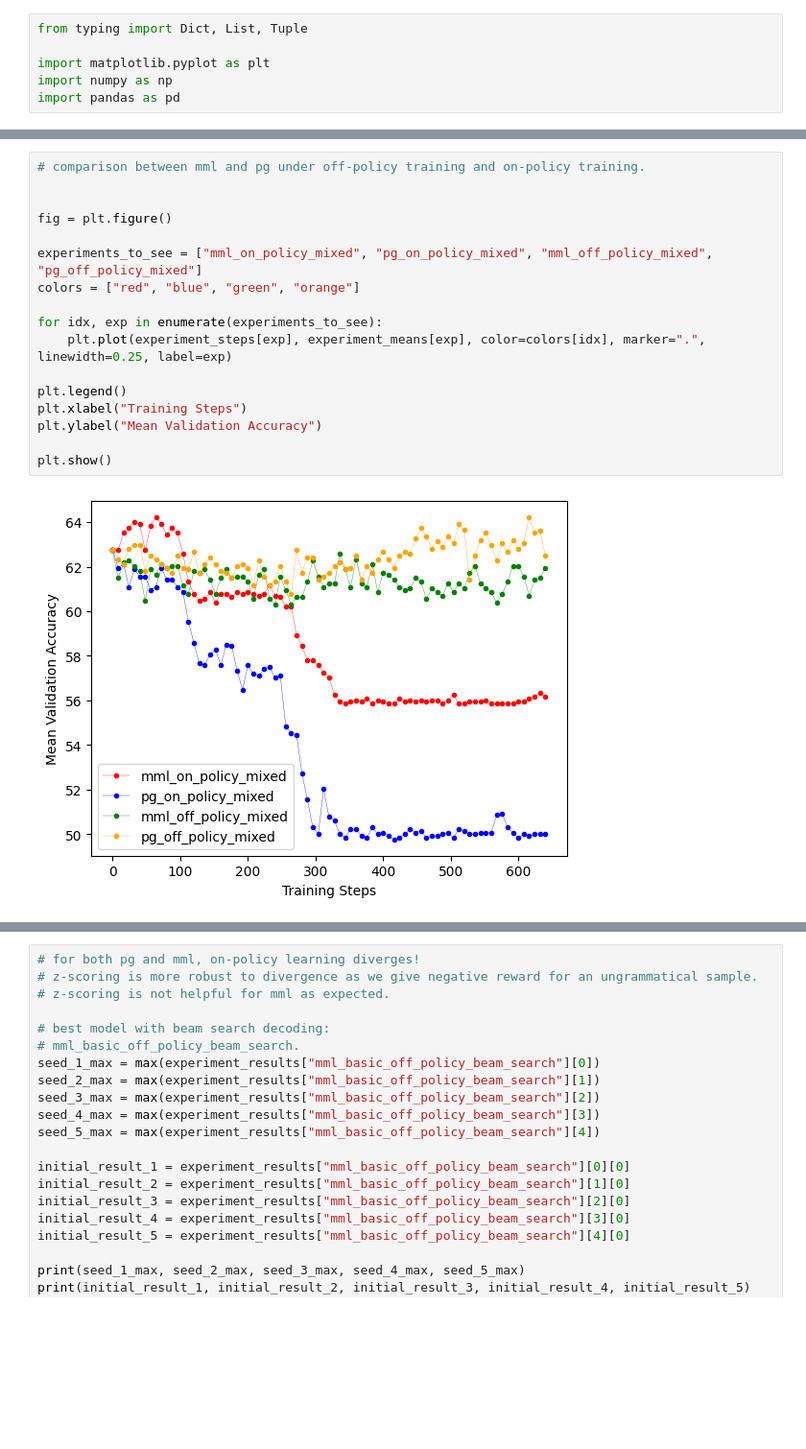
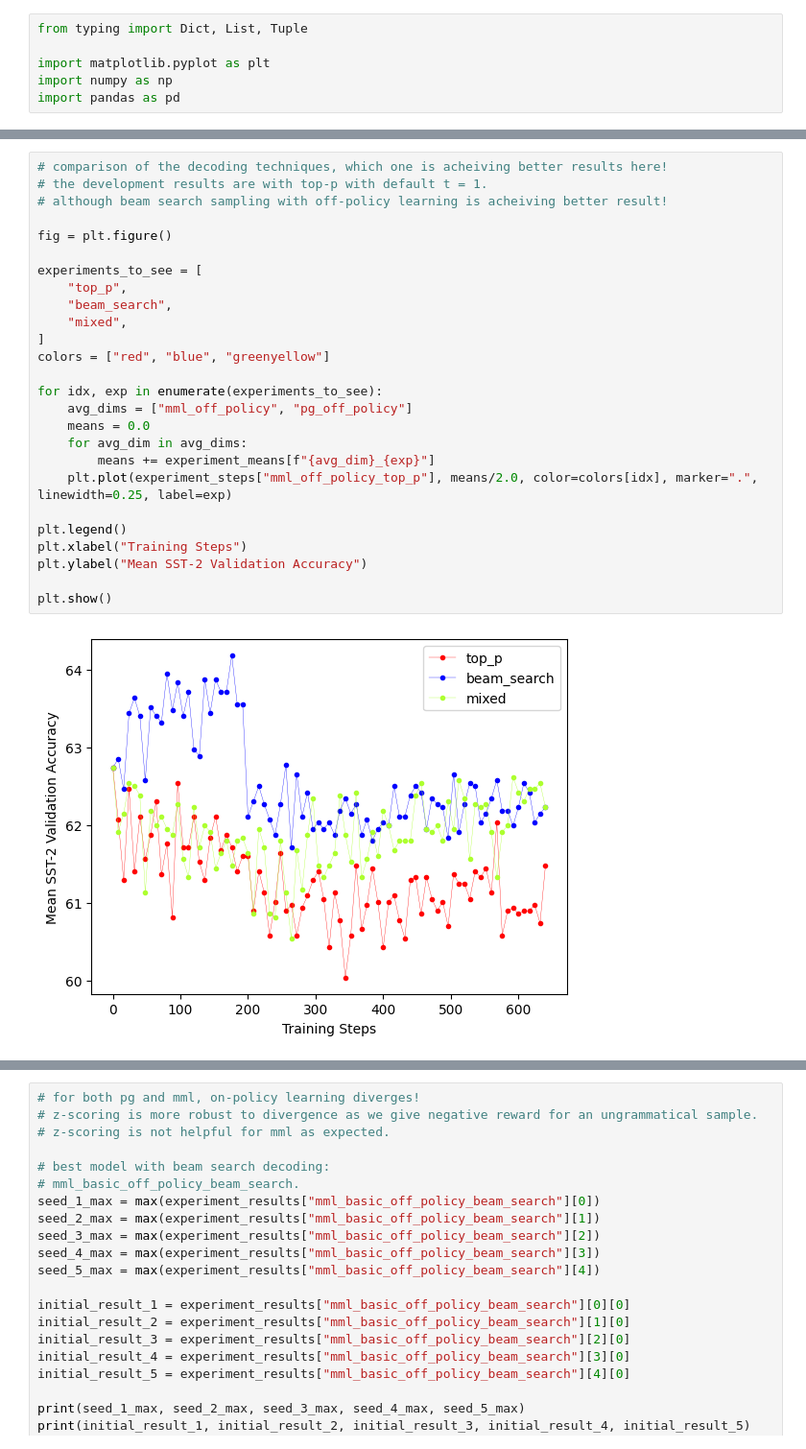
Before and after one commit to SaeedNajafi/RIFF, a Jupyter notebook: compare-search-methods.ipynb, the cells around one changed output, grey strips where cells are left out. Shown at 96% size. Saved outputs shown, nothing was run; the diff lists cells and outputs as text; blank space fills up the shorter version.

```diff
--- a/compare-search-methods.ipynb
+++ b/compare-search-methods.ipynb
@@ -123,19 +93,28 @@ plt.show()
-# %%
-# comparison between mml and pg under off-policy training and on-policy training.
-
-
-fig = plt.figure()
-
-experiments_to_see = ["mml_on_policy_mixed", "pg_on_policy_mixed", "mml_off_policy_mixed", "pg_off_policy_mixed"]
-colors = ["red", "blue", "green", "orange"]
-
-for idx, exp in enumerate(experiments_to_see):
-    plt.plot(experiment_steps[exp], experiment_means[exp], color=colors[idx], marker=".", linewidth=0.25, label=exp)
-
-plt.legend()
-plt.xlabel("Training Steps")
-plt.ylabel("Mean Validation Accuracy")
-
-plt.show()
-# %% [output]
-[figure, removed]
+# %%
+# comparison of the decoding techniques, which one is acheiving better results here!
+# the development results are with top-p with default t = 1.
+# although beam search sampling with off-policy learning is acheiving better result!
+
+fig = plt.figure()
+
+experiments_to_see = [
+    "top_p",
+    "beam_search",
+    "mixed",
+]
+colors = ["red", "blue", "greenyellow"]
+
+for idx, exp in enumerate(experiments_to_see):
+    avg_dims = ["mml_off_policy", "pg_off_policy"]
+    means = 0.0
+    for avg_dim in avg_dims:
+        means += experiment_means[f"{avg_dim}_{exp}"]
+    plt.plot(experiment_steps["mml_off_policy_top_p"], means/2.0, color=colors[idx], marker=".", linewidth=0.25, label=exp)
+
+plt.legend()
+plt.xlabel("Training Steps")
+plt.ylabel("Mean SST-2 Validation Accuracy")
+
+plt.show()
+# %% [output]
+[figure, added]
```
Also changed, not shown: parts of 12 cells of this notebook.
